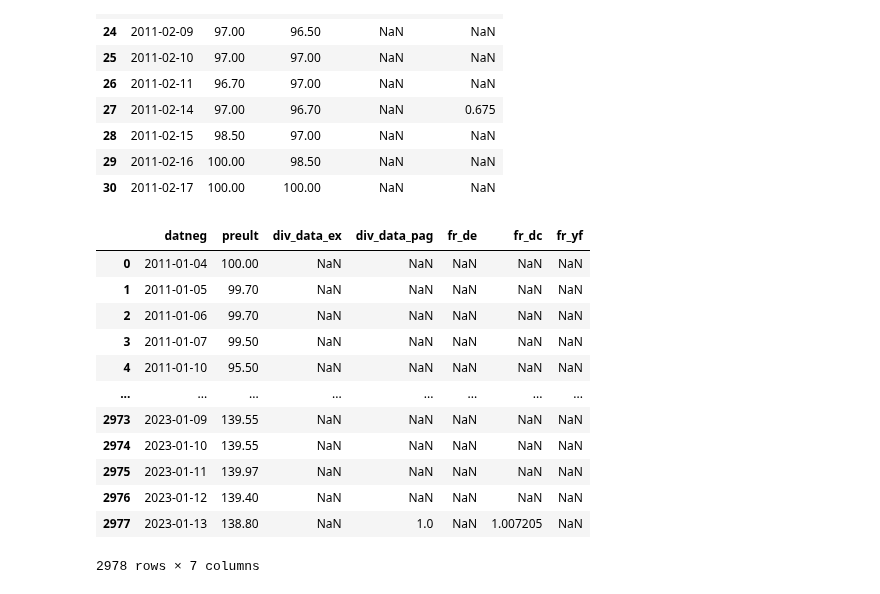
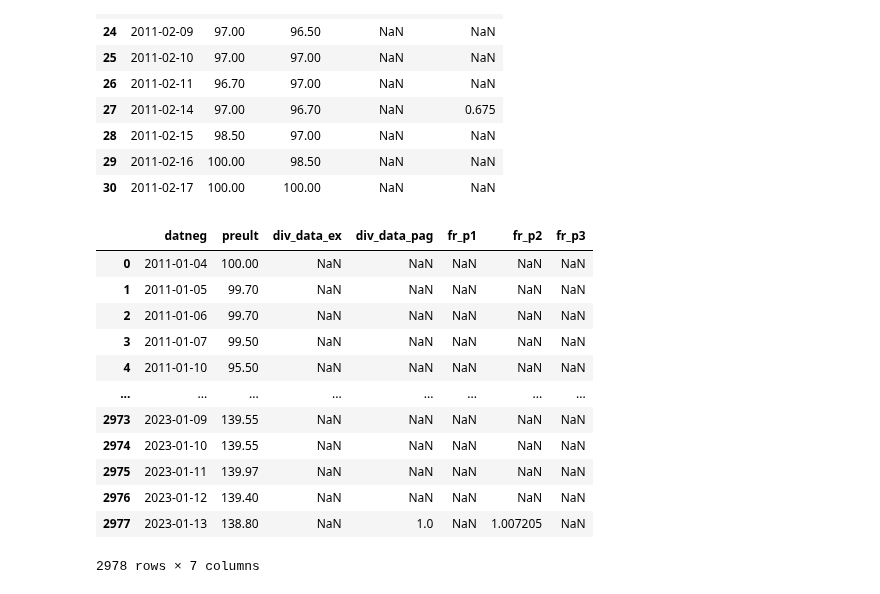
Before and after one commit to crdcj/medium, a Jupyter notebook: KNRI_TR/knri.ipynb, the cells around one changed output. Drawn from its saved outputs; the diff is of its cells as text; code cells hidden in the pictures.

```diff
--- a/KNRI_TR/knri.ipynb
+++ b/KNRI_TR/knri.ipynb
@@ -263,18 +263,18 @@ tr.loc[15:30]
 | 30 | 2011-02-17 | 100.00 | 100.00 | NaN | NaN |
 # %%
 # Calculando os fatores de reinvestimento de dividendos
-# fr_de = 1 + dividendo / (preço de fechamento na data-ex)
-# fr_dc = 1 + dividendo / (preço de fechamento na data de pagamento)
-# fr_yf (Yahoo Finance) = 1 + dividendo / preço de abertura teórico na data-ex
-# fr_yf = 1 + dividendo / (preço de fechamento no dia anterior - dividendo)
-tr["fr_de"] = 1 + tr["div_data_ex"] / tr["preult"]
-tr["fr_dc"] = 1 + tr["div_data_pag"] / tr["preult"]
-tr["fr_yf"] = 1 + tr["div_data_ex"] / (tr["preult_ant"] - tr["div_data_ex"])
+# fr_p1 = 1 + dividendo / (preço de fechamento na data-ex)
+# fr_p2 = 1 + dividendo / (preço de fechamento na data de pagamento)
+# fr_p3 (Yahoo Finance) = 1 + dividendo / preço de abertura teórico na data-ex
+# fr_p3 = 1 + dividendo / (preço de fechamento no dia anterior - dividendo)
+tr["fr_p1"] = 1 + tr["div_data_ex"] / tr["preult"]
+tr["fr_p2"] = 1 + tr["div_data_pag"] / tr["preult"]
+tr["fr_p3"] = 1 + tr["div_data_ex"] / (tr["preult_ant"] - tr["div_data_ex"])
 # A coluna "preult_ant" não será mais usada -> remover
 tr.drop(columns=["preult_ant"], inplace=True)
 tr
 # %% [output]
-|  | datneg | preult | div_data_ex | div_data_pag | fr_de | fr_dc | fr_yf |
+|  | datneg | preult | div_data_ex | div_data_pag | fr_p1 | fr_p2 | fr_p3 |
 | 0 | 2011-01-04 | 100.00 | NaN | NaN | NaN | NaN | NaN |
 | 1 | 2011-01-05 | 99.70 | NaN | NaN | NaN | NaN | NaN |
 | 2 | 2011-01-06 | 99.70 | NaN | NaN | NaN | NaN | NaN |
```
Also changed, not shown: parts of 6 cells of this notebook, 1 other file.
